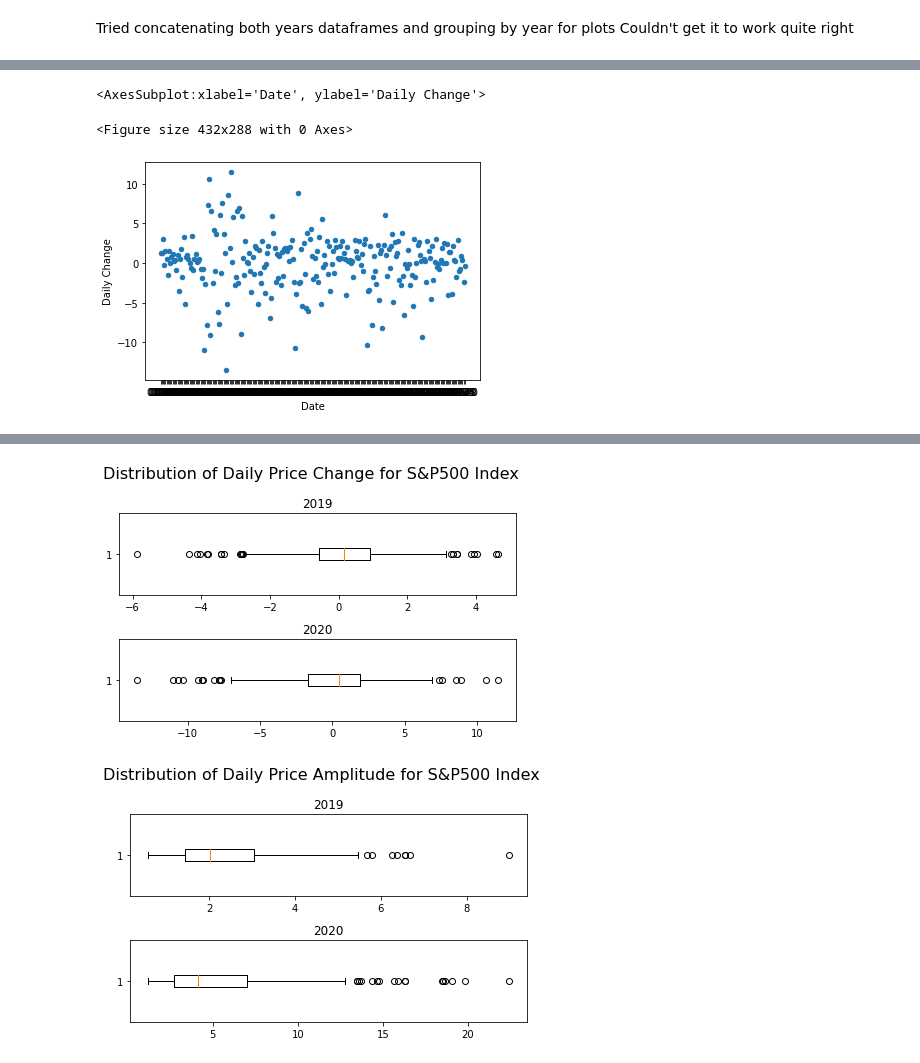
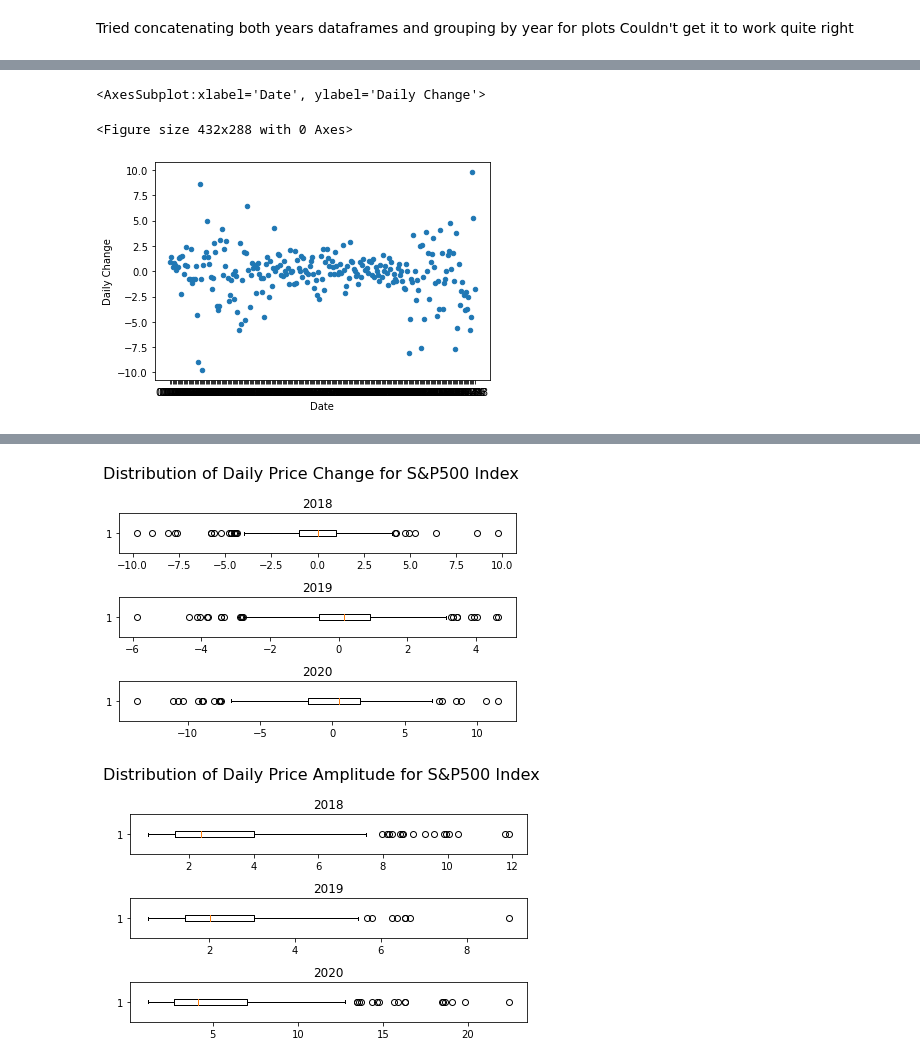
Before and after one commit to dmtiblin/Project-1, a Jupyter notebook: Galen/project 1 test/covid_v_nocovid.ipynb, the cells around one changed output, grey strips where cells are left out. Cells and saved outputs as stored; diff of their text form; code cells hidden in the pictures.

```diff
--- a/Galen/project 1 test/covid_v_nocovid.ipynb
+++ b/Galen/project 1 test/covid_v_nocovid.ipynb
@@ -38,4 +38,5 @@ name_df
 # pull price history for each index for each target year
 hist20 = [tick.history(start='2020-01-01', end='2020-12-31') for tick in tickers]
 hist19 = [tick.history(start='2019-01-01', end='2019-12-31') for tick in tickers]
+hist18 = [tick.history(start='2018-01-01', end='2018-12-31') for tick in tickers]
 #hist10 = [tick.history(start='2015-01-01', end='2015-12-31') for tick in tickers]
@@ -78,0 +104,13 @@ for df in hist19:
+# %%
+# remove year from dates in dataframes to make plotting easier, then add year as new column
+for df in hist20:
+    df['Date'] = df['Date'].dt.strftime('%m-%d')
+    df['Year'] = 2020
+
+for df in hist19:
+    df['Date'] = df['Date'].dt.strftime('%m-%d')
+    df['Year'] = 2019
+
+for df in hist18:
+    df['Date'] = df['Date'].dt.strftime('%m-%d')
+    df['Year'] = 2018
@@ -141,6 +166,7 @@ plt.savefig('test_plots/spy_concat_close_line.png')
 counter = 0
 hist20_dict = {}
 hist19_dict = {}
+hist18_dict = {}
 
 for df in hist20:
     hist20_dict[tickerlist[counter]] = df
@@ -153,6 +179,13 @@ for df in hist19:
     hist19_dict[tickerlist[counter]] = df
 
     counter += 1
+
+counter = 0
+
+for df in hist18:
+    hist18_dict[tickerlist[counter]] = df
+
+    counter += 1
 # %%
 # plot comparing daily change for 2019 and 2020 SPY
 plt.figure()
@@ -170,10 +206,10 @@ plt.savefig('test_plots/spy_dailychange_scatter.png')
 # %%
 plt.figure()
-hist20_dict['SPY'].plot.scatter(x='Date', y='Daily Change')
+hist18_dict['SPY'].plot.scatter(x='Date', y='Daily Change')
 # %% [output]
 <AxesSubplot:xlabel='Date', ylabel='Daily Change'>
 <Figure size 432x288 with 0 Axes>
-[figure, old version]
+[figure, new version]
 # %%
 clist19
 # %% [output]
@@ -196,37 +232,48 @@ clist19
  -1.823784169195335]
 # %%
 # try boxplots for daily change
-fig, axs = plt.subplots(2,1)
+fig, axs = plt.subplots(3,1)
 
+clist18 = hist18_dict['SPY']['Daily Change'].tolist()
 clist19 = hist19_dict['SPY']['Daily Change'].tolist()
 clist20 = hist20_dict['SPY']['Daily Change'].tolist()
 
-axs[0].boxplot(clist19, vert=False)
-axs[0].set_title('2019')
+axs[0].boxplot(clist18, vert=False)
+axs[0].set_title('2018')
 
-axs[1].boxplot(clist20, vert=False)
-axs[1].set_title('2020')
+axs[1].boxplot(clist19, vert=False)
+axs[1].set_title('2019')
+
+axs[2].boxplot(clist20, vert=False)
+axs[2].set_title('2020')
 
 fig.suptitle('Distribution of Daily Price Change for S&P500 Index', fontsize=16)
 plt.tight_layout()
-plt.savefig('test_plots/spy_dpc_boxplot.png')
+#plt.savefig('test_plots/spy_dpc_boxplot.png')
 # %% [output]
-[figure, old version]
+[figure, new version]
 # %%
 # try boxplot for daily amplitude
-fig, axs = plt.subplots(2,1)
+fig, axs = plt.subplots(3,1)
 
+# pull data into lists
+alist18 = hist18_dict['SPY']['Amplitude'].tolist()
 alist19 = hist19_dict['SPY']['Amplitude'].tolist()
 alist20 = hist20_dict['SPY']['Amplitude'].tolist()
 
-axs[0].boxplot(alist19, vert=False)
-axs[0].set_title('2019')
+# generate boxplot for 2019 data
+axs[0].boxplot(alist18, vert=False)
+axs[0].set_title('2018')
 
-axs[1].boxplot(alist20, vert=False)
-axs[1].set_title('2020')
+axs[1].boxplot(alist19, vert=False)
+axs[1].set_title('2019')
+
+# generate boxplot for 2020 data
+axs[2].boxplot(alist20, vert=False)
+axs[2].set_title('2020')
 
 fig.suptitle('Distribution of Daily Price Amplitude for S&P500 Index', fontsize=16)
 plt.tight_layout()
-plt.savefig('test_plots/spy_amp_boxplot.png')
+#plt.savefig('test_plots/spy_amp_boxplot.png')
 # %% [output]
-[figure, old version]
+[figure, new version]
```
Also changed, not shown: parts of 10 cells of this notebook, 2 other files.
